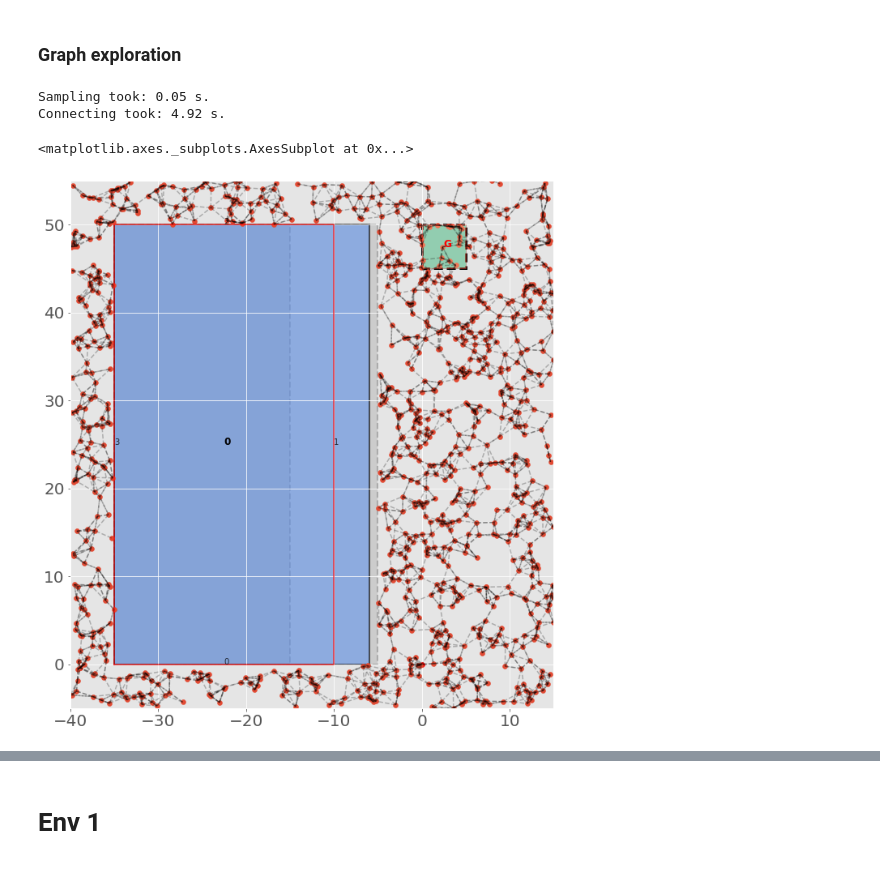
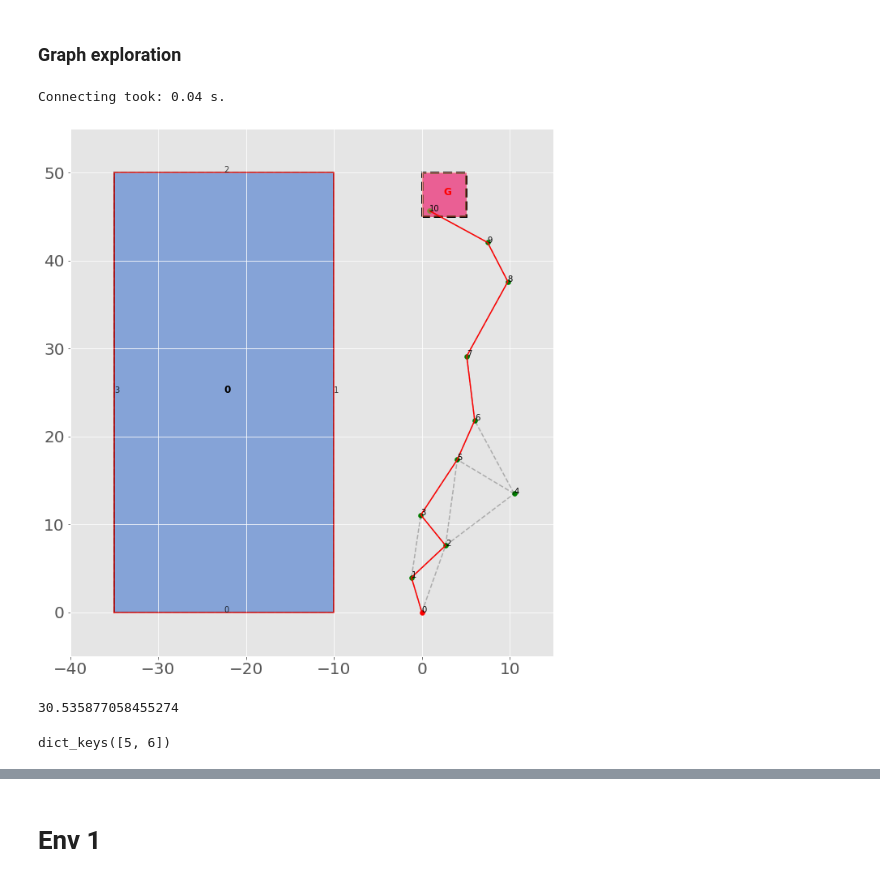
Before and after one commit to zhangvwk/planning-with-map-errors, a Jupyter notebook: environment_examples.ipynb, the cells around one changed output, grey strips where cells are left out. Cells and saved outputs as stored; diff of their text form; code cells hidden in the pictures.

Commit message:
Debugging with saved samples

```diff
--- a/environment_examples.ipynb
+++ b/environment_examples.ipynb
@@ -46,7 +46,7 @@ env.rectangles[0].as_poly["actual"].plot(ax=ax)
 dt = 0.2
 A = np.eye(2); B = dt*np.eye(2)
 Q_lqr = np.eye(2)
-R_lqr = np.eye(2)
+R_lqr = 0.1*np.eye(2)
 lqr_planner = LQRPlanner(Q_lqr, R_lqr, A, B)
 
 dx = 1
@@ -85,3 +85,10 @@ nsamples = 1000
 tol = 1e-2
 g = Graph(x0, x_range, env, lqr_planner)
 g.clear()
+# %%
+samples_all = np.load("samples.dat", allow_pickle=True)
+samples_manual = []
+for i in [0,22,8,17,18,23,13,47,10,29,11]:
+    samples_manual.append(samples_all[i,:2])
+samples_manual = np.array(samples_manual)
+g.set_samples(samples_manual)
@@ -88,5 +97,4 @@ g.clear()
 # %%
-g.build(1000, tol=tol)
+g.build(50, r=120, max_neighbors=None, bidir=False, tol=tol)
 # %% [output]
-Sampling took: 0.05 s.
-Connecting took: 4.92 s.
+Connecting took: 0.04 s.
@@ -95,12 +101,20 @@ Connecting took: 4.92 s.
 # %%
 fig, ax = plt.subplots()
 goal_region = Rectangle(-1, 0,45,5,5,0)
-g.plot(ax=ax)
+g.plot(ax=ax, show_idx=True)
 goal_region.plot(ax=ax,as_goal=True)
 goal_region.as_poly["original"].plot(ax=ax)
+PlotTools.plot_traj(g.indices2path(plan_found.path_indices))
 # %% [output]
-<matplotlib.axes._subplots.AxesSubplot at 0x...>
-[figure, old version]
+[figure, new version]
+# %%
+g.edges[1][2][0]
+# %% [output]
+30.535877058455274
+# %%
+g.edges[4].keys()
+# %% [output]
+dict_keys([5, 6])
 # %%
 # scaling_factors = [6,4,3,2,1]
 # confid_sets_test = Xks[0].get_confidence_sets(scaling_factors)
```
Also changed, not shown: parts of 13 cells of this notebook, 1 other file.
